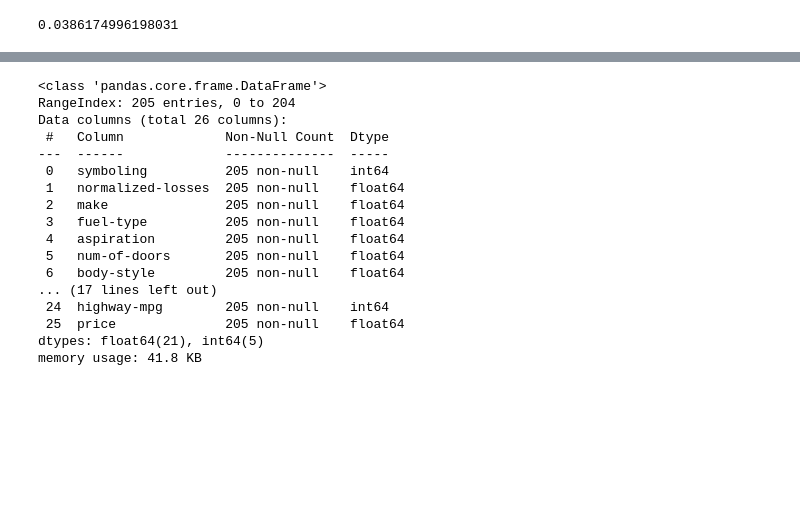
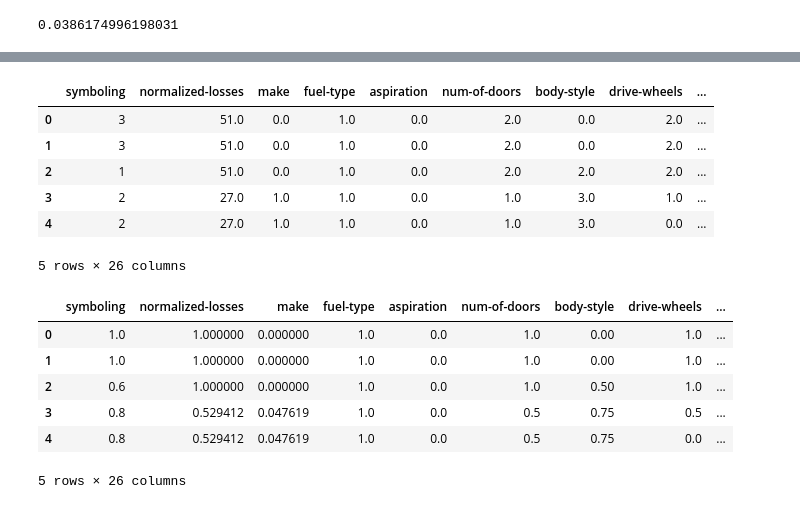
Before and after one commit to renatom01/project_automobile, a Jupyter notebook: automobile-kedro/notebooks/model_automobile.ipynb, the cells around one changed output, grey strips where cells are left out. Saved outputs shown, nothing was run; the diff lists cells and outputs as text; code cells hidden in the pictures; blank space fills up the shorter version.

Commit message:
Included scaling node

```diff
--- a/automobile-kedro/notebooks/model_automobile.ipynb
+++ b/automobile-kedro/notebooks/model_automobile.ipynb
@@ -139,20 +139,10 @@ df_encoded2 = preprocess_encoding(catalog.load('automobile'))
 # %%
-df_encoded2.info()
+df_encoded2.head()
 # %% [output]
+|  | symboling | normalized-losses | make | fuel-type | aspiration | num-of-doors | body-style | drive-wheels | ... |
+| 0 | 3 | 51.0 | 0.0 | 1.0 | 0.0 | 2.0 | 0.0 | 2.0 | ... |
+| 1 | 3 | 51.0 | 0.0 | 1.0 | 0.0 | 2.0 | 0.0 | 2.0 | ... |
+| 2 | 1 | 51.0 | 0.0 | 1.0 | 0.0 | 2.0 | 2.0 | 2.0 | ... |
+| 3 | 2 | 27.0 | 1.0 | 1.0 | 0.0 | 1.0 | 3.0 | 1.0 | ... |
+| 4 | 2 | 27.0 | 1.0 | 1.0 | 0.0 | 1.0 | 3.0 | 0.0 | ... |
-<class 'pandas.core.frame.DataFrame'>
-RangeIndex: 205 entries, 0 to 204
-Data columns (total 26 columns):
- #   Column             Non-Null Count  Dtype
----  ------             --------------  -----
- 0   symboling          205 non-null    int64
- 1   normalized-losses  205 non-null    float64
- 2   make               205 non-null    float64
- 3   fuel-type          205 non-null    float64
- 4   aspiration         205 non-null    float64
- 5   num-of-doors       205 non-null    float64
- 6   body-style         205 non-null    float64
-... (17 lines left out)
- 24  highway-mpg        205 non-null    int64
- 25  price              205 non-null    float64
-dtypes: float64(21), int64(5)
-memory usage: 41.8 KB
+5 rows × 26 columns
@@ -158,0 +156,11 @@ memory usage: 41.8 KB
+# %%
+df_scaled2 = preprocess_scaling(df_encoded2)
+df_scaled2.head()
+# %% [output]
+|  | symboling | normalized-losses | make | fuel-type | aspiration | num-of-doors | body-style | drive-wheels | ... |
+| 0 | 1.0 | 1.000000 | 0.000000 | 1.0 | 0.0 | 1.0 | 0.00 | 1.0 | ... |
+| 1 | 1.0 | 1.000000 | 0.000000 | 1.0 | 0.0 | 1.0 | 0.00 | 1.0 | ... |
+| 2 | 0.6 | 1.000000 | 0.000000 | 1.0 | 0.0 | 1.0 | 0.50 | 1.0 | ... |
+| 3 | 0.8 | 0.529412 | 0.047619 | 1.0 | 0.0 | 0.5 | 0.75 | 0.5 | ... |
+| 4 | 0.8 | 0.529412 | 0.047619 | 1.0 | 0.0 | 0.5 | 0.75 | 0.0 | ... |
+5 rows × 26 columns
```
Also changed, not shown: parts of 2 cells of this notebook, 3 other files.
